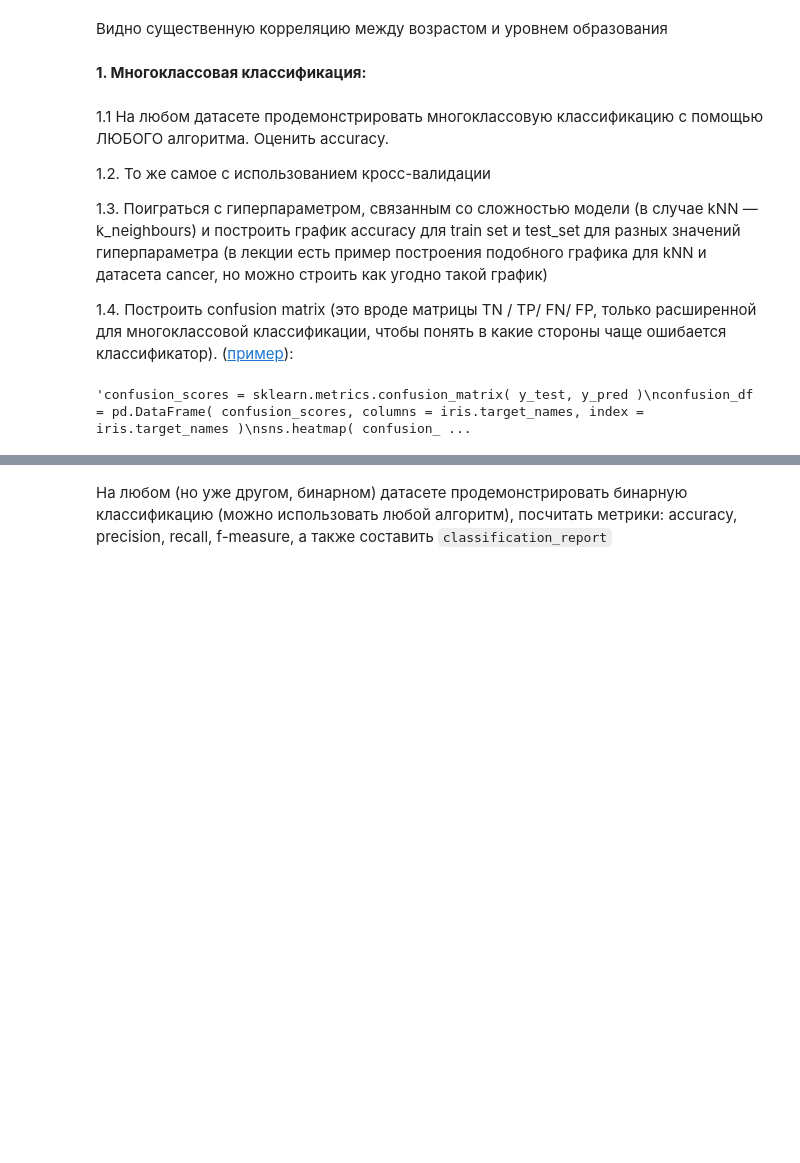
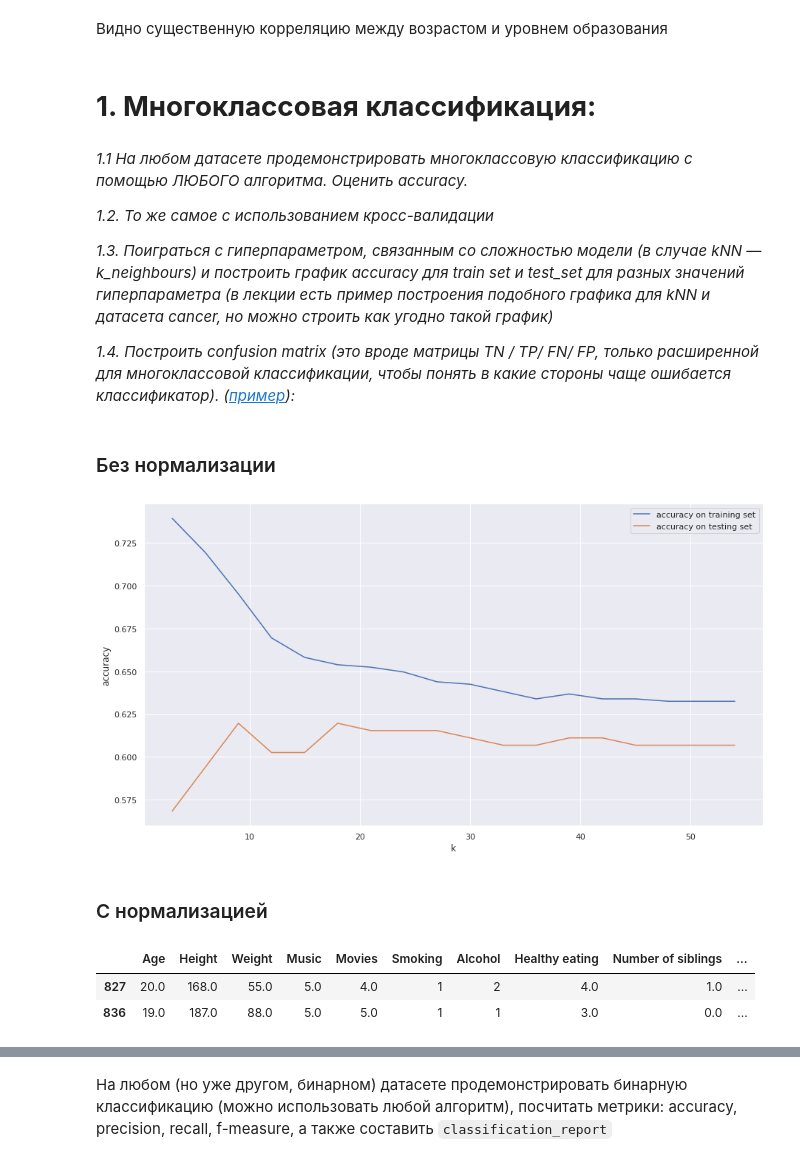
Before and after one commit to LinarKulinar/Data-Analysis-Tools-SSAU, a Jupyter notebook: Lab_3_Classification_6133_Akhmetov.ipynb, the cells around one changed output, grey strips where cells are left out. Saved outputs shown, nothing was run; the diff lists cells and outputs as text; code cells hidden in the pictures; blank space fills up the shorter version.

Commit message:
Завершена 3 лабораторная работа - классификация в sklearn

```diff
--- a/Lab_3_Classification_6133_Akhmetov.ipynb
+++ b/Lab_3_Classification_6133_Akhmetov.ipynb
@@ -186,18 +227,14 @@ sns.heatmap(corr,
 # %% [markdown]
 Видно существенную корреляцию между возрастом и уровнем образования
 # %% [markdown]
-**1. Многоклассовая классификация:**
+# **1. Многоклассовая классификация:**
 # %% [markdown]
-1.1 На любом датасете продемонстрировать многоклассовую классификацию с помощью ЛЮБОГО алгоритма. Оценить accuracy.
+*1.1 На любом датасете продемонстрировать многоклассовую классификацию с помощью ЛЮБОГО алгоритма. Оценить accuracy.*
 
-1.2. То же самое с использованием кросс-валидации
+*1.2. То же самое с использованием кросс-валидации*
 
-1.3. Поиграться с гиперпараметром, связанным со сложностью модели (в случае kNN — k_neighbours) и построить график accuracy для train set и test_set для разных значений гиперпараметра (в лекции есть пример построения подобного графика для kNN и датасета cancer, но можно строить как угодно такой график)
+*1.3. Поиграться с гиперпараметром, связанным со сложностью модели (в случае kNN — k_neighbours) и построить график accuracy для train set и test_set для разных значений гиперпараметра (в лекции есть пример построения подобного графика для kNN и датасета cancer, но можно строить как угодно такой график)*
 
-1.4. Построить confusion matrix (это вроде матрицы TN / TP/ FN/ FP, только расширенной для многоклассовой классификации, чтобы понять в какие стороны чаще ошибается классификатор). ([пример](https://scikit-learn.org/stable/auto_examples/model_selection/plot_confusion_matrix.html)):
+*1.4. Построить confusion matrix (это вроде матрицы TN / TP/ FN/ FP, только расширенной для многоклассовой классификации, чтобы понять в какие стороны чаще ошибается классификатор). ([пример](https://scikit-learn.org/stable/auto_examples/model_selection/plot_confusion_matrix.html)):*
-# %%
-"""confusion_scores = sklearn.metrics.confusion_matrix( y_test, y_pred )
-confusion_df = pd.DataFrame( confusion_scores, columns = iris.target_names, index = iris.target_names )
-sns.heatmap( confusion_df, annot = True  )"""
-# %% [output]
-'confusion_scores = sklearn.metrics.confusion_matrix( y_test, y_pred )\nconfusion_df = pd.DataFrame( confusion_scores, columns = iris.target_names, index = iris.target_names )\nsns.heatmap( confusion_ ...
+# %% [markdown]
+### Без нормализации
@@ -203,0 +247,27 @@ sns.heatmap( confusion_df, annot = True  )"""
+# %%
+# Split Targets and Features
+y = data['Education']
+X = data.drop(['Education'], axis=1)
+# %%
+X_train, X_test, y_train, y_test = sklearn.model_selection.train_test_split(
+    X, y, test_size=0.25, random_state=0)
+# %%
+training_accuracy = []
+test_accuracy = []
+
+neighbors_settings = range(3, 55, 3)
+for n_neighbors in neighbors_settings:
+    clf = sklearn.neighbors.KNeighborsClassifier( n_neighbors = n_neighbors )
+    clf.fit( X_train, y_train )
+    training_accuracy.append( clf.score(X_train, y_train) )
+    test_accuracy.append( clf.score(X_test, y_test) )
+
+plt.plot( neighbors_settings, training_accuracy, label="accuracy on training set" )
+plt.plot( neighbors_settings, test_accuracy, label="accuracy on testing set" )
+plt.ylabel("accuracy")
+plt.xlabel("k")
+g = plt.legend()
+# %% [output]
+[figure, added]
+# %% [markdown]
+### С нормализацией
@@ -203,0 +278,6 @@ sns.heatmap( confusion_df, annot = True  )"""
+# %%
+X_train.head(2)
+# %% [output]
+|  | Age | Height | Weight | Music | Movies | Smoking | Alcohol | Healthy eating | Number of siblings | ... |
+| 827 | 20.0 | 168.0 | 55.0 | 5.0 | 4.0 | 1 | 2 | 4.0 | 1.0 | ... |
+| 836 | 19.0 | 187.0 | 88.0 | 5.0 | 5.0 | 1 | 1 | 3.0 | 0.0 | ... |
```
Also changed, not shown: parts of 57 cells of this notebook.
